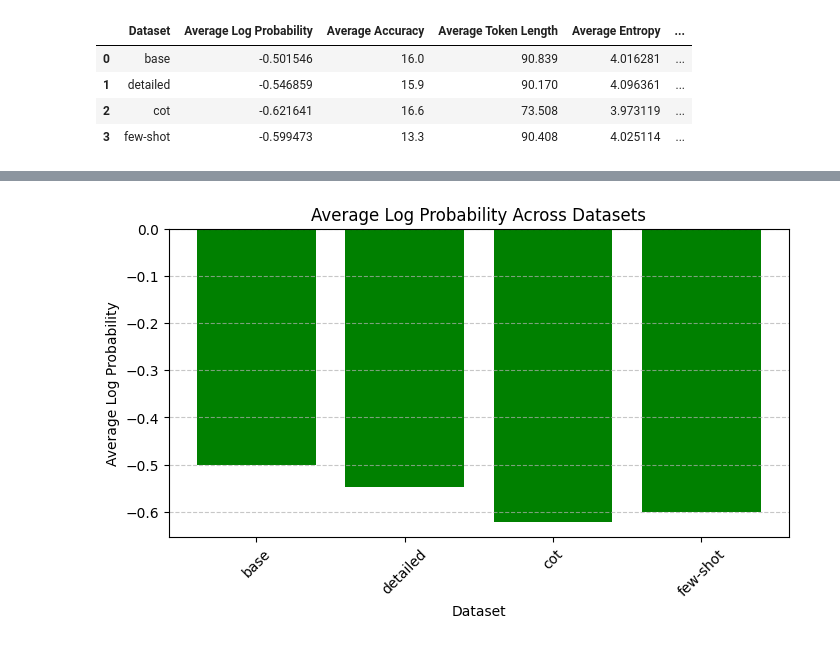
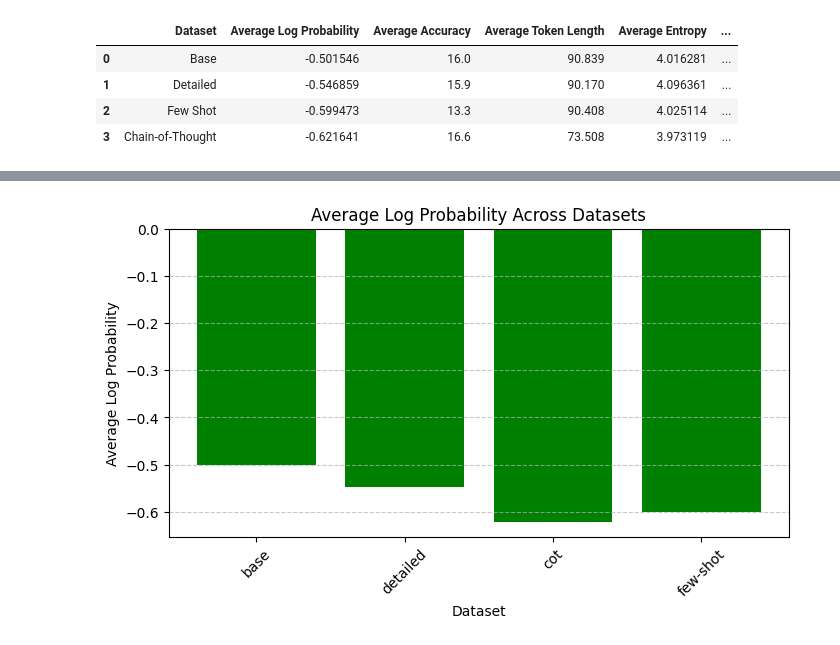
Before and after one commit to arjunneervannan/medical-llm-hallucination, a Jupyter notebook: inference/inference_results.ipynb, the cells around one changed output, grey strips where cells are left out. Cells and saved outputs as stored; diff of their text form; code cells hidden in the pictures.

```diff
--- a/inference/inference_results.ipynb
+++ b/inference/inference_results.ipynb
@@ -6,6 +6,7 @@ detailed = pd.read_csv('detailed.csv')
 cot = pd.read_csv('cot.csv')
 few = pd.read_csv('few.csv')
 df_list = [base, detailed, few, cot]
+df_list_name = ["Base", "Detailed", "Few Shot", "Chain-of-Thought"]
 few['Log_Probability'] = pd.to_numeric(few['Log_Probability'])
 cot['Log_Probability'] = pd.to_numeric(cot['Log_Probability'])
 detailed['Log_Probability'] = pd.to_numeric(detailed['Log_Probability'])
@@ -72,21 +31,21 @@ base['entropy'] = base['Answer'].apply(shannon_entropy)
 # %%
 import matplotlib.pyplot as plt
 
 averages = pd.DataFrame({
-    'Dataset': ['base', 'detailed', 'cot', 'few-shot'],
+    'Dataset': df_list_name,
     'Average Log Probability': [df['Log_Probability'].mean() for df in df_list],
     'Average Accuracy': [100*df['Accuracy'].mean() for df in df_list],
      'Average Token Length': [df['Token_Length'].mean() for df in df_list],
           'Average Entropy': [df['entropy'].mean() for df in df_list],
          'Median Entropy': [df['entropy'].median() for df in df_list],
     'Median Log Probability': [df['Log_Probability'].median() for df in df_list],
      'Median Token Length': [df['Token_Length'].median() for df in df_list],
 })
 
 averages
 # %% [output]
 |  | Dataset | Average Log Probability | Average Accuracy | Average Token Length | Average Entropy | ... |
-| 0 | base | -0.501546 | 16.0 | 90.839 | 4.016281 | ... |
-| 1 | detailed | -0.546859 | 15.9 | 90.170 | 4.096361 | ... |
-| 2 | cot | -0.621641 | 16.6 | 73.508 | 3.973119 | ... |
-| 3 | few-shot | -0.599473 | 13.3 | 90.408 | 4.025114 | ... |
+| 0 | Base | -0.501546 | 16.0 | 90.839 | 4.016281 | ... |
+| 1 | Detailed | -0.546859 | 15.9 | 90.170 | 4.096361 | ... |
+| 2 | Few Shot | -0.599473 | 13.3 | 90.408 | 4.025114 | ... |
+| 3 | Chain-of-Thought | -0.621641 | 16.6 | 73.508 | 3.973119 | ... |
```
Also changed, not shown: parts of 13 cells of this notebook.
